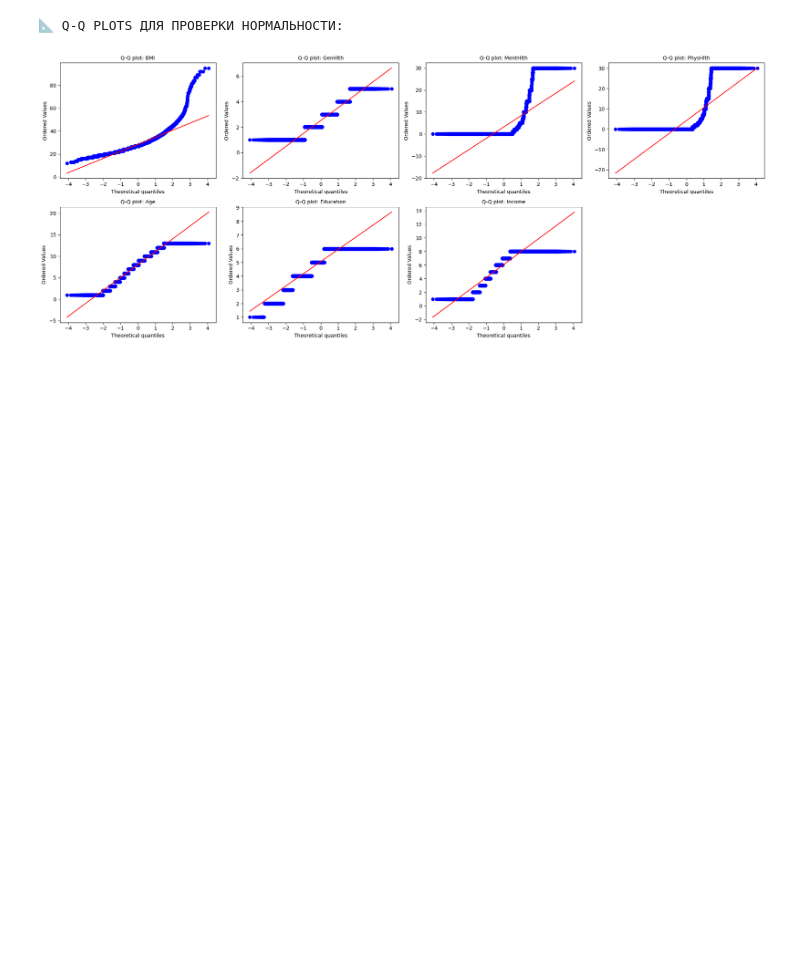
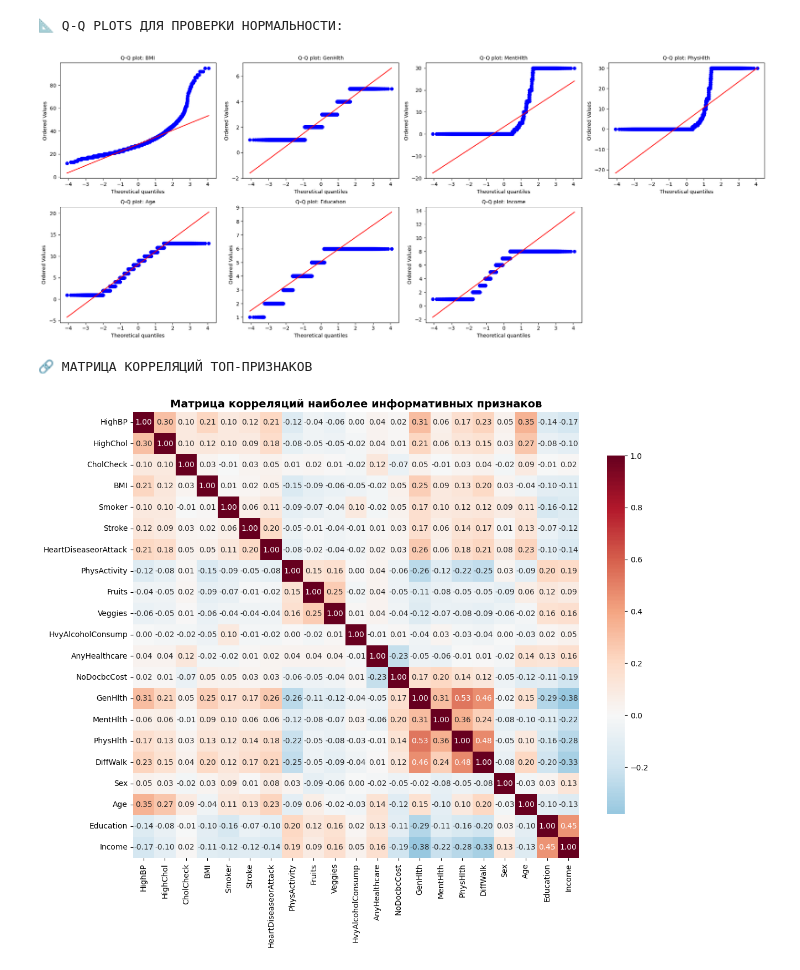
Before and after one commit to TheTangerineOwl/MDA3, a Jupyter notebook: lab3.ipynb, the cells around one changed output. Saved outputs shown, nothing was run; the diff lists cells and outputs as text; code cells hidden in the pictures; blank space fills up the shorter version.

```diff
--- a/lab3.ipynb
+++ b/lab3.ipynb
@@ -176,3 +168,19 @@ plt.show()
 # %% [output]
 📐 Q-Q PLOTS ДЛЯ ПРОВЕРКИ НОРМАЛЬНОСТИ:
 [figure]
+# %%
+# Матрица корреляций
+print("🔗 МАТРИЦА КОРРЕЛЯЦИЙ ТОП-ПРИЗНАКОВ")
+
+plt.figure(figsize=(12, 10))
+corr_matrix = df.drop(target_feature, axis=1).corr()
+
+sns.heatmap(corr_matrix, annot=True, cmap='RdBu_r', center=0, vmax=1,
+            square=True, fmt='.2f', cbar_kws={'shrink': 0.8})
+plt.title('Матрица корреляций наиболее информативных признаков',
+          fontsize=14, fontweight='bold')
+plt.tight_layout()
+plt.show()
+# %% [output]
+🔗 МАТРИЦА КОРРЕЛЯЦИЙ ТОП-ПРИЗНАКОВ
+[figure, added]
```
Also changed, not shown: parts of 9 cells of this notebook.
